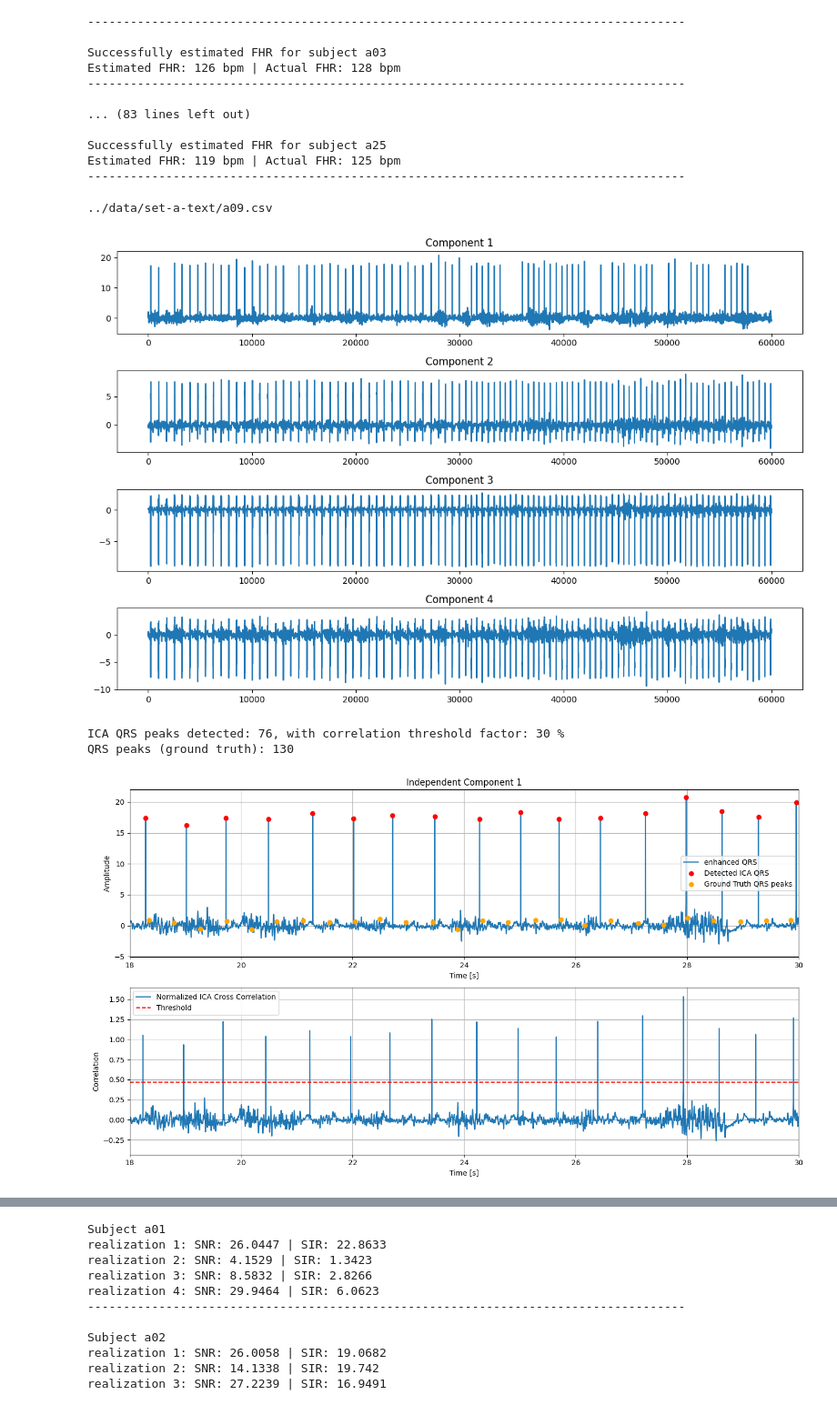
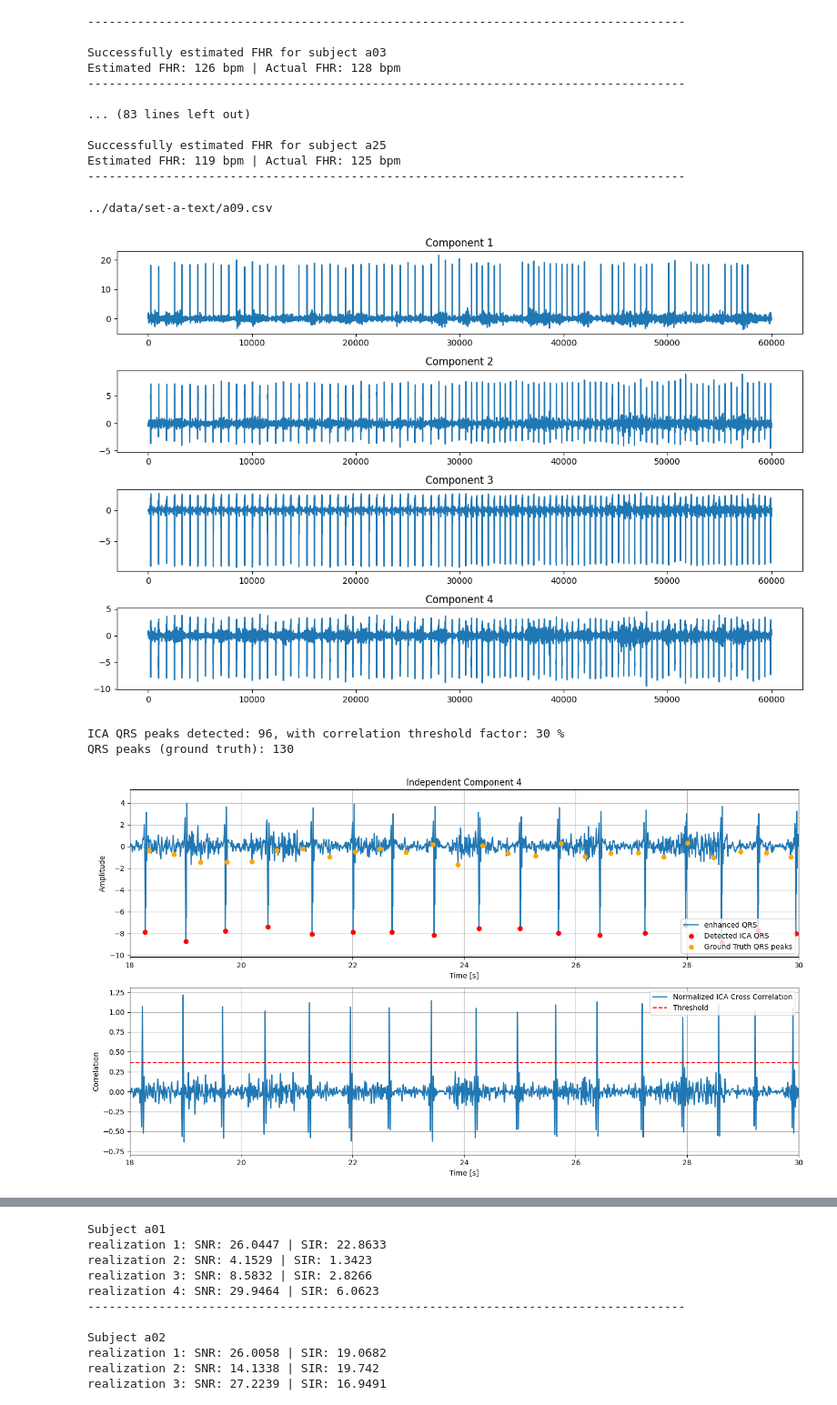
Before and after one commit to EmanueleGiavardi/BSP_project, a Jupyter notebook: src/performances.ipynb, the cells around one changed output, grey strips where cells are left out. Shown: that part at 91% size. Cells and saved outputs as stored; diff of their text form; code cells hidden in the pictures.

```diff
--- a/src/performances.ipynb
+++ b/src/performances.ipynb
@@ -133,19 +133,24 @@ def sequential_analysis(S1, num_realizations, labels, colors, sr, gt, sp):
     evaluator.plot_comparison(correlations, MSEs, os.path.join(results_path, sp), plot=False, save=False)
     return real_FEGCs_positions, fetal_peaks, S4, S5, S6
 # %%
-def ICA_analysis(S1, gt_peaks, component_to_choose=1):
+def ICA_analysis(S1, num_realizations, labels, colors, gt_peaks, component_to_choose=1):
+    ecg_cleaner = ECGcleaner(sr, BW_freq, PLI_freq)
+
+    # Baseline Wander removal
+    S2 = StochasticProcess(num_realizations, [ecg_cleaner.remove_baseline_wander(r, BW_num_taps+1) for r in S1], labels, colors, sr)
+
+    # PLI removal
+    S3 = StochasticProcess(num_realizations, [ecg_cleaner.remove_PLI_notch(r, notch_quality_factor) for r in S2], labels, colors, sr)
+
     signal = []
-    for realization in S1: signal.append(realization)
+    for realization in S3: signal.append(realization)
 
-    # 1. Preprocessing: centra e normalizza il segnale
-    signal -= np.mean(signal, axis=1, keepdims=True)  # Rimuovi la media (centra il segnale)
-    signal /= np.std(signal, axis=1, keepdims=True)   # Standardizza il segnale
+    signal -= np.mean(signal, axis=1, keepdims=True)
+    signal /= np.std(signal, axis=1, keepdims=True)
 
-    # 2. Applicare ICA
-    ica = FastICA(n_components=signal.shape[0], random_state=42)  # n_components = numero di canali
-    independent_components = ica.fit_transform(signal.T).T  # Restituisce le componenti separate
+    ica = FastICA(n_components=signal.shape[0], random_state=42)
+    independent_components = ica.fit_transform(signal.T).T
 
-    # 3. Visualizza le componenti indipendenti
     plt.figure(figsize=(12, 8))
     for i, component in enumerate(independent_components):
         plt.subplot(signal.shape[0], 1, i + 1)
@@ -160,7 +165,8 @@ def ICA_analysis(S1, gt_peaks, component_to_choose=1):
     ICA_threshold_factor = 0.3
     ICA_sr = 1000
     ICA_QRS_detector = QRSdetector(S1, ICA_template_duration, ICA_threshold_factor, ICA_sr)
-    # si tratta la prima componente come fetal_enhanced_QRS
+
+    # The "component_to_choose" independent component is assumed to be the fetal_enhanced_QRS
     ICA_QRS_template = ICA_QRS_detector.create_qrs_template(fecg_signal)
     ICA_peaks, ICA_cross_corr = ICA_QRS_detector.detect_qrs(fecg_signal, ICA_QRS_template)
 
@@ -170,7 +176,7 @@ def ICA_analysis(S1, gt_peaks, component_to_choose=1):
 
     plt.figure(figsize=(14, 8))
 
-    time = S1.timestamps
+    time = S3.timestamps
 
     # Enhanced QRS (with detected peaks)
     plt.subplot(2, 1, 1)
@@ -255,24 +262,24 @@ Estimated FHR: 119 bpm | Actual FHR: 125 bpm
 # %%
 # TEST ICA
 
 subject_index = 8
 
 sp_path = csv_paths[subject_index]
 gt_path = gt_paths[subject_index]
 
 print(sp_path)
 
 # fetal peaks (ground truth)
 with open(gt_path, 'r') as file: gt = np.array([int(line.strip()) for line in file])
 
 # realizations
 realizations, labels = extract_stochastic_process(sp_path, num_realizations)
 S1 = StochasticProcess(num_realizations, realizations, labels, colors, sr)
 
-ica_peaks = ICA_analysis(S1, gt, component_to_choose=0)
+ica_peaks = ICA_analysis(S1, num_realizations, labels, colors, gt, component_to_choose=3)
 # %% [output]
 ../data/set-a-text/a09.csv
-[figure, old version]
+[figure, new version]
-ICA QRS peaks detected: 76, with correlation threshold factor: 30 %
+ICA QRS peaks detected: 96, with correlation threshold factor: 30 %
 QRS peaks (ground truth): 130
-[figure, old version]
+[figure, new version]
```
Also changed, not shown: parts of 7 cells of this notebook, 2 other files.
